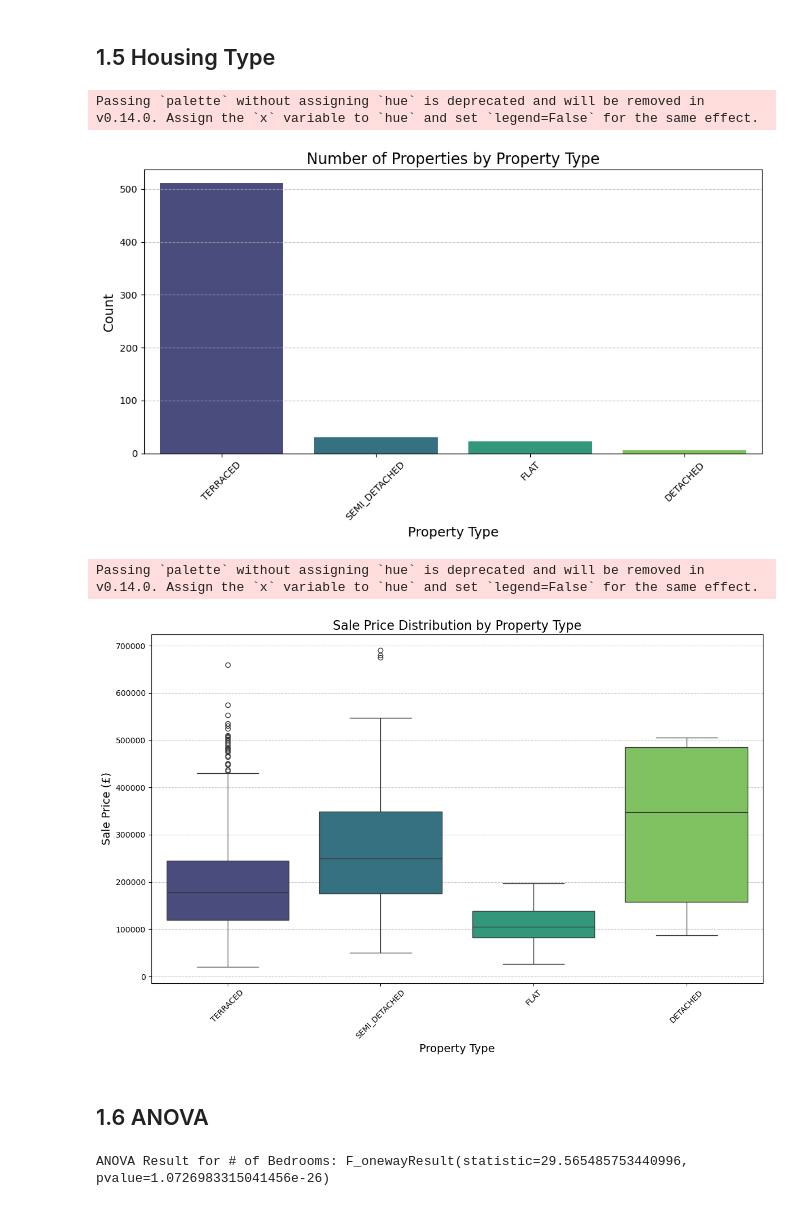
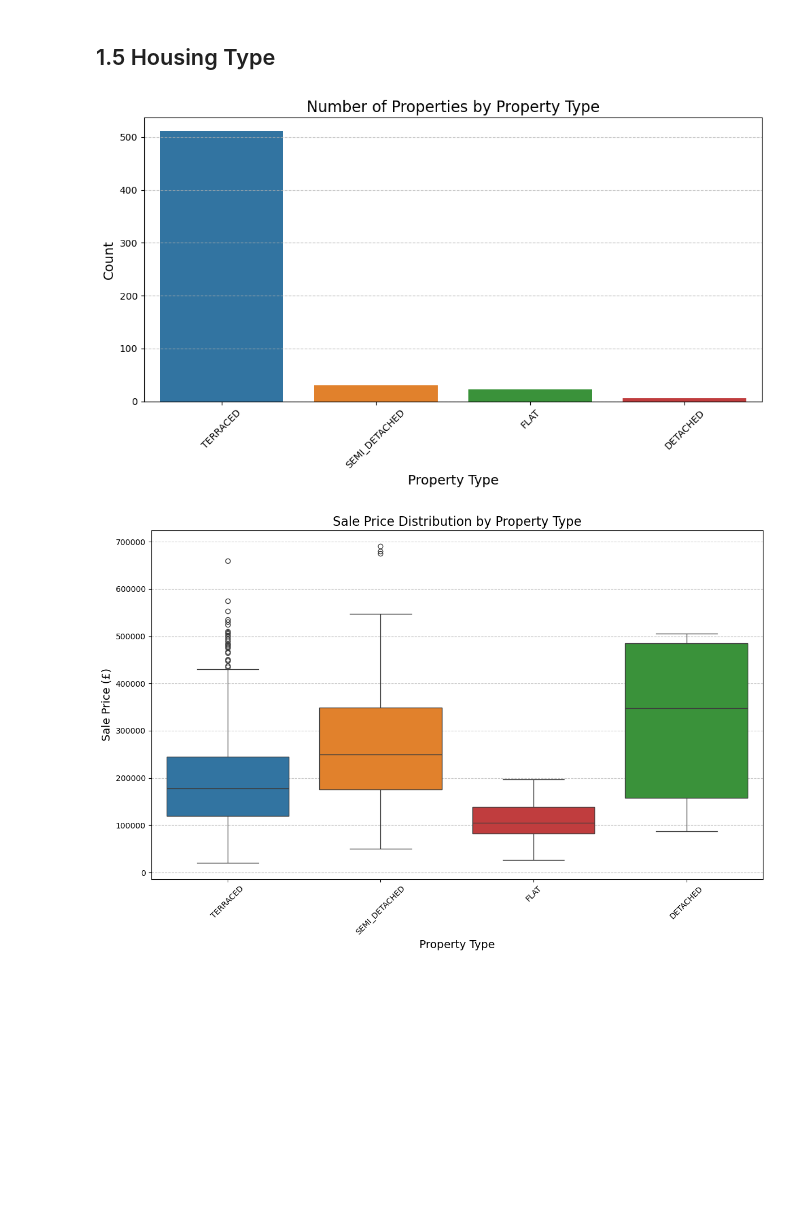
Before and after one commit to RoryThomas16/Cardiff-Housing-Price-Predictor, a Jupyter notebook: Cardiff-Housing_Price_Predictor.ipynb, the cells around one changed output. Saved outputs shown, nothing was run; the diff lists cells and outputs as text; code cells hidden in the pictures; blank space fills up the shorter version.

```diff
--- a/Cardiff-Housing_Price_Predictor.ipynb
+++ b/Cardiff-Housing_Price_Predictor.ipynb
@@ -311,7 +463,7 @@ plt.show()
 property_type_counts = df['propertyType'].value_counts()
 
 plt.figure(figsize=(10, 6))
-sns.barplot(x=property_type_counts.index, y=property_type_counts.values, palette="viridis")
+sns.barplot(x=property_type_counts.index, y=property_type_counts.values, hue=property_type_counts.index, legend=False)
 plt.title("Number of Properties by Property Type", fontsize=16)
 plt.xlabel("Property Type", fontsize=14)
 plt.ylabel("Count", fontsize=14)
@@ -320,36 +472,19 @@ plt.grid(axis='y', linestyle='--', alpha=0.7)
 plt.tight_layout()
 plt.show()
 # %% [output]
-Passing `palette` without assigning `hue` is deprecated and will be removed in v0.14.0. Assign the `x` variable to `hue` and set `legend=False` for the same effect.
-[figure, old version]
+[figure, new version]
 # %%
 property_type_order = property_type_counts.index
 
 plt.figure(figsize=(12, 8))
-sns.boxplot(data=df, x='propertyType', y='display_price', palette="viridis", order=property_type_order)
+sns.boxplot(data=df, x='propertyType', y='display_price', hue=df['propertyType'], legend=False, order=property_type_order)
 
 plt.title("Sale Price Distribution by Property Type", fontsize=16)
 plt.xlabel("Property Type", fontsize=14)
 plt.ylabel("Sale Price (£)", fontsize=14)
 plt.xticks(rotation=45)
 plt.grid(axis='y', linestyle='--', alpha=0.7)
 plt.tight_layout()
 plt.show()
 # %% [output]
-Passing `palette` without assigning `hue` is deprecated and will be removed in v0.14.0. Assign the `x` variable to `hue` and set `legend=False` for the same effect.
-[figure, old version]
+[figure, new version]
-# %% [markdown]
-## 1.6 ANOVA
-# %%
-propType_label_encoder = LabelEncoder()  # Insufficient as I think property type is also a problem here too.
-df['propertyType'] = propType_label_encoder.fit_transform(df['propertyType'])  # Encode property type as labels
-
-y = df['display_price'].values.reshape(-1, 1)
-x = df['year_sold'].values.reshape(-1, 1)
-
-prices_by_bedrooms = {bedroom: group['display_price'].values for bedroom, group in df.groupby('bedrooms')}
-
-anova_result = stats.f_oneway(*prices_by_bedrooms.values())
-print("ANOVA Result for # of Bedrooms:", anova_result)
-# %% [output]
-ANOVA Result for # of Bedrooms: F_onewayResult(statistic=29.565485753440996, pvalue=1.0726983315041456e-26)
```
Also changed, not shown: parts of 21 cells of this notebook.
